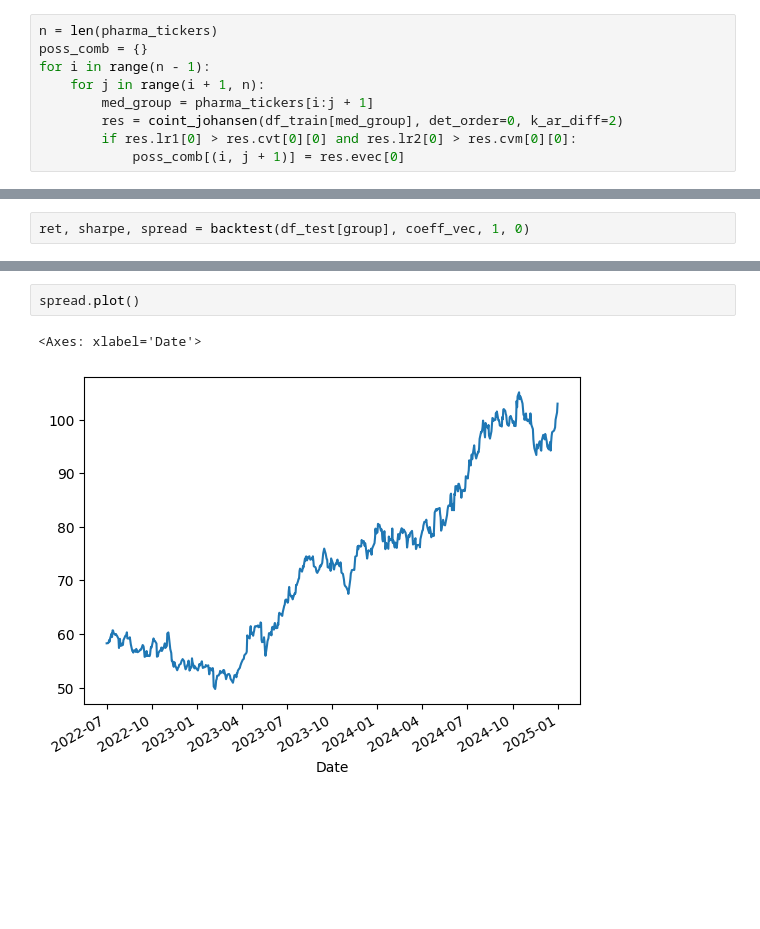
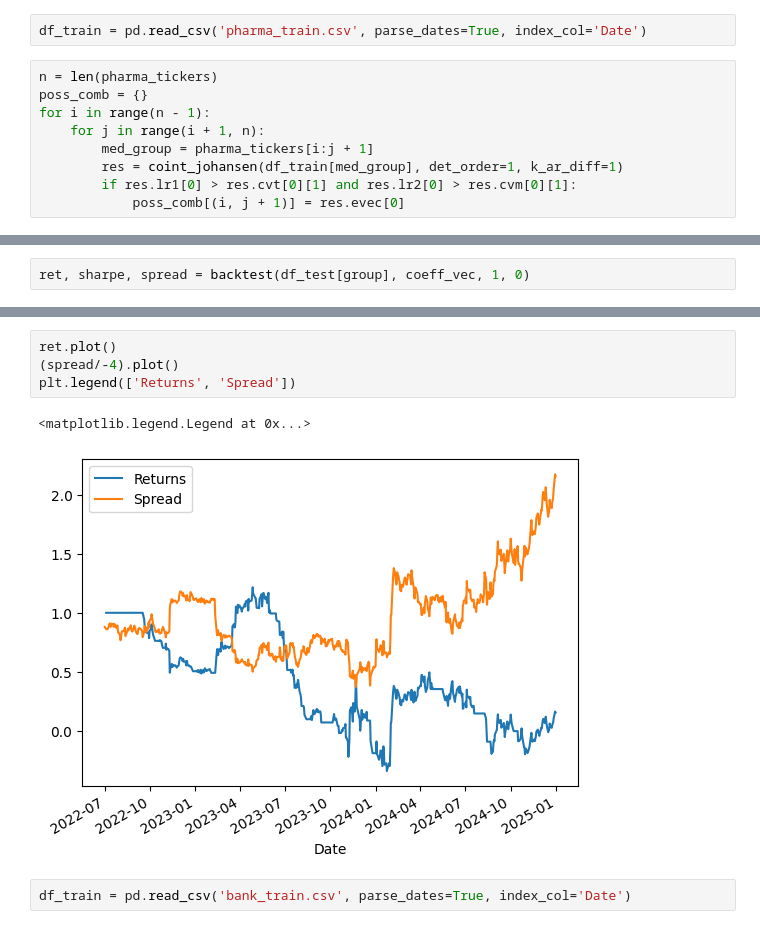
Before and after one commit to Amination-Gogia/Pairs-Trading-Dec-2024, a Jupyter notebook: Week-4/stat_arb.ipynb, the cells around one changed output, grey strips where cells are left out. Cells and saved outputs as stored; diff of their text form; blank space fills up the shorter version.

```diff
--- a/Week-4/stat_arb.ipynb
+++ b/Week-4/stat_arb.ipynb
@@ -671,11 +587,13 @@ df_train
+# %%
+df_train = pd.read_csv('pharma_train.csv', parse_dates=True, index_col='Date')
 # %%
 n = len(pharma_tickers)
 poss_comb = {}
 for i in range(n - 1):
     for j in range(i + 1, n):
         med_group = pharma_tickers[i:j + 1]
-        res = coint_johansen(df_train[med_group], det_order=0, k_ar_diff=2)
-        if res.lr1[0] > res.cvt[0][0] and res.lr2[0] > res.cvm[0][0]:
+        res = coint_johansen(df_train[med_group], det_order=1, k_ar_diff=1)
+        if res.lr1[0] > res.cvt[0][1] and res.lr2[0] > res.cvm[0][1]:
             poss_comb[(i, j + 1)] = res.evec[0]
 # %%
 poss_comb
@@ -701,5 +612,9 @@ ret.plot()
-# %%
-spread.plot()
-# %% [output]
-<Axes: xlabel='Date'>
-[figure, removed]
+# %%
+ret.plot()
+(spread/-4).plot()
+plt.legend(['Returns', 'Spread'])
+# %% [output]
+<matplotlib.legend.Legend at 0x...>
+[figure, added]
+# %%
+df_train = pd.read_csv('bank_train.csv', parse_dates=True, index_col='Date')
```
Also changed, not shown: parts of 46 cells of this notebook, 2 other files.
